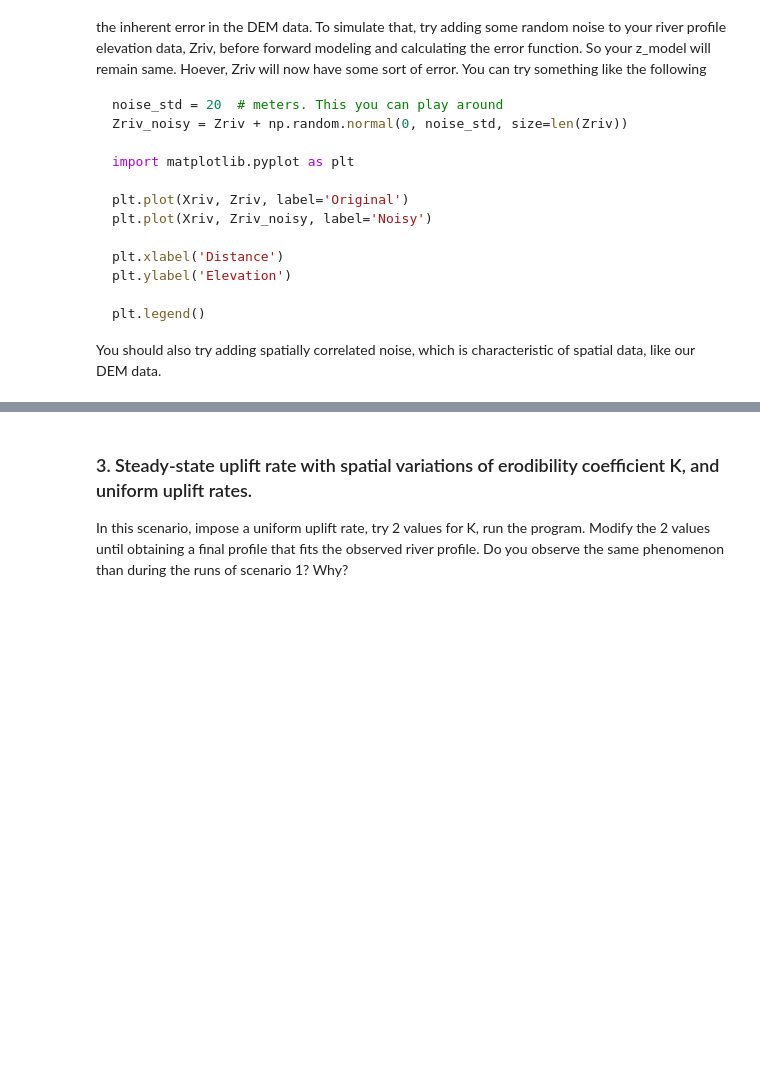
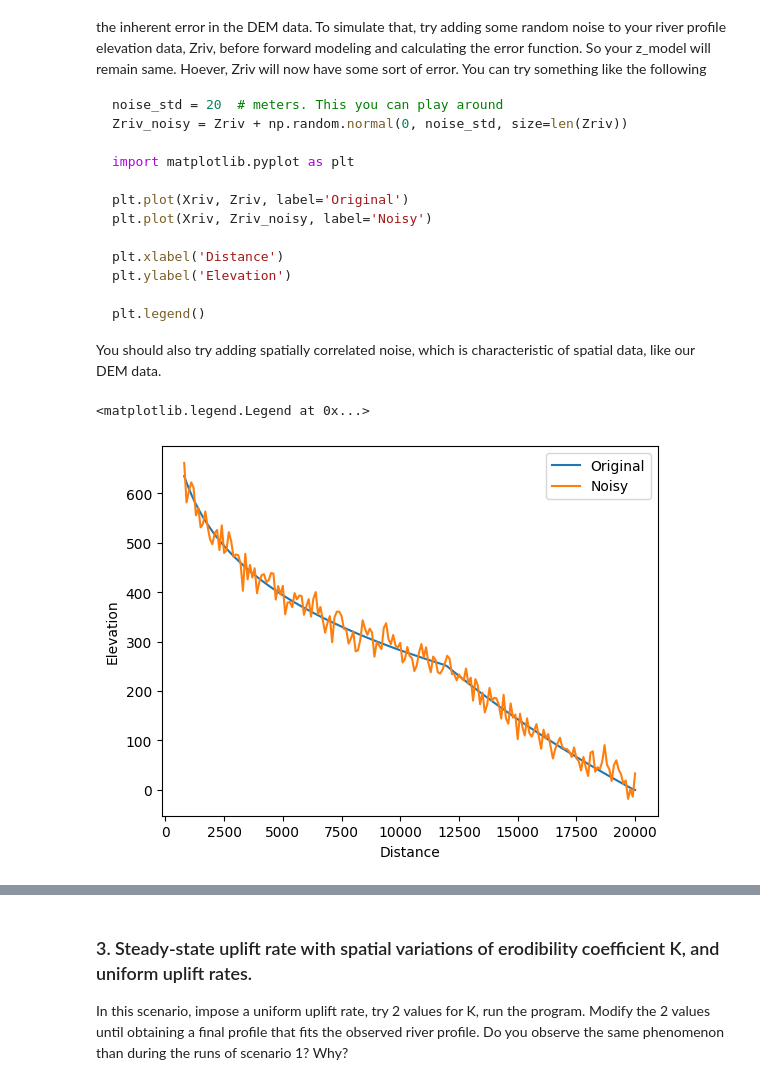
Before and after one commit to ramendra1990/PythonWorkshop_NGRI, a Jupyter notebook: riverProfile_tutorial/riverProfileTutorial.ipynb, the cells around one changed output, grey strips where cells are left out. Drawn from its saved outputs; the diff is of its cells as text; code cells hidden in the pictures; blank space fills up the shorter version.

````diff
--- a/riverProfile_tutorial/riverProfileTutorial.ipynb
+++ b/riverProfile_tutorial/riverProfileTutorial.ipynb
@@ -308,3 +359,19 @@ plt.ylabel('Elevation')
 plt.legend()
 ```
 You should also try adding spatially correlated noise, which is characteristic of spatial data, like our DEM data.
+# %%
+noise_std = 20  # meters. This you can play around
+Zriv_noisy = Zriv + np.random.normal(0, noise_std, size=len(Zriv))
+
+import matplotlib.pyplot as plt
+
+plt.plot(Xriv, Zriv, label='Original')
+plt.plot(Xriv, Zriv_noisy, label='Noisy')
+
+plt.xlabel('Distance')
+plt.ylabel('Elevation')
+
+plt.legend()
+# %% [output]
+<matplotlib.legend.Legend at 0x...>
+[figure, added]
````
Also changed, not shown: parts of 15 cells of this notebook.
